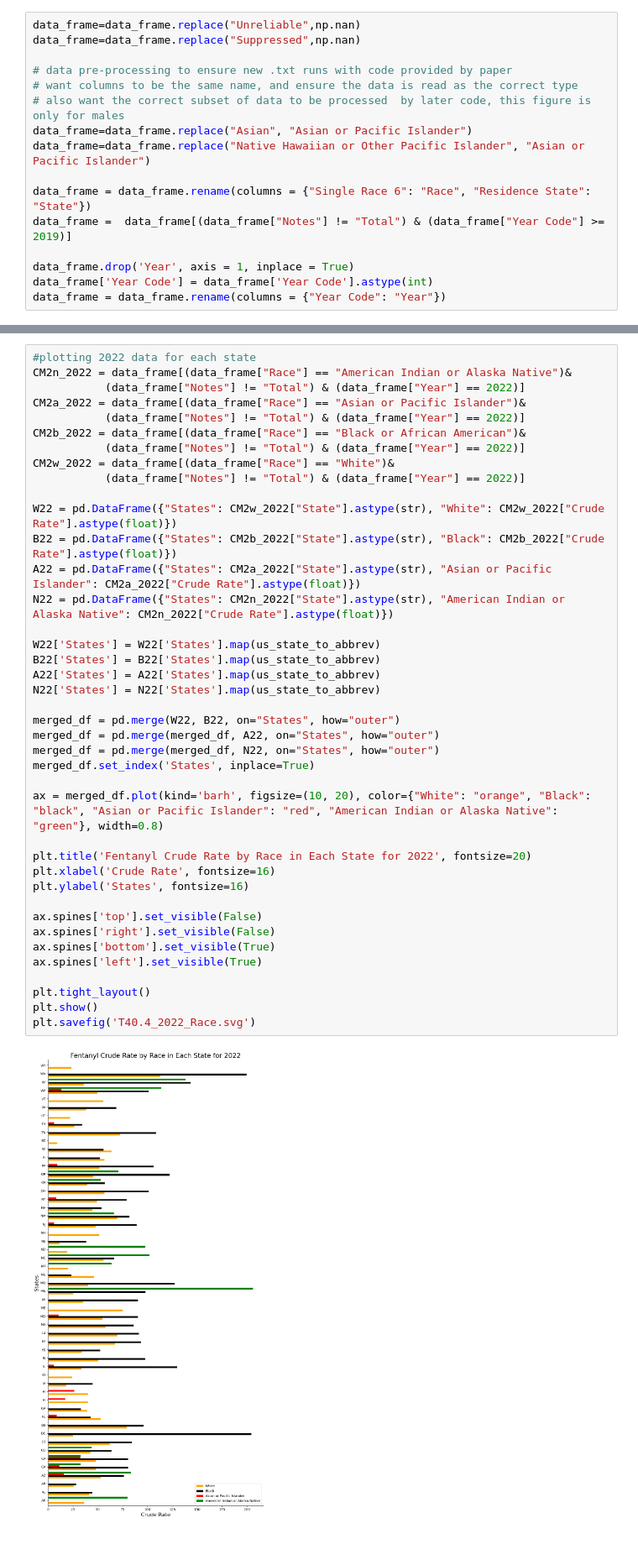
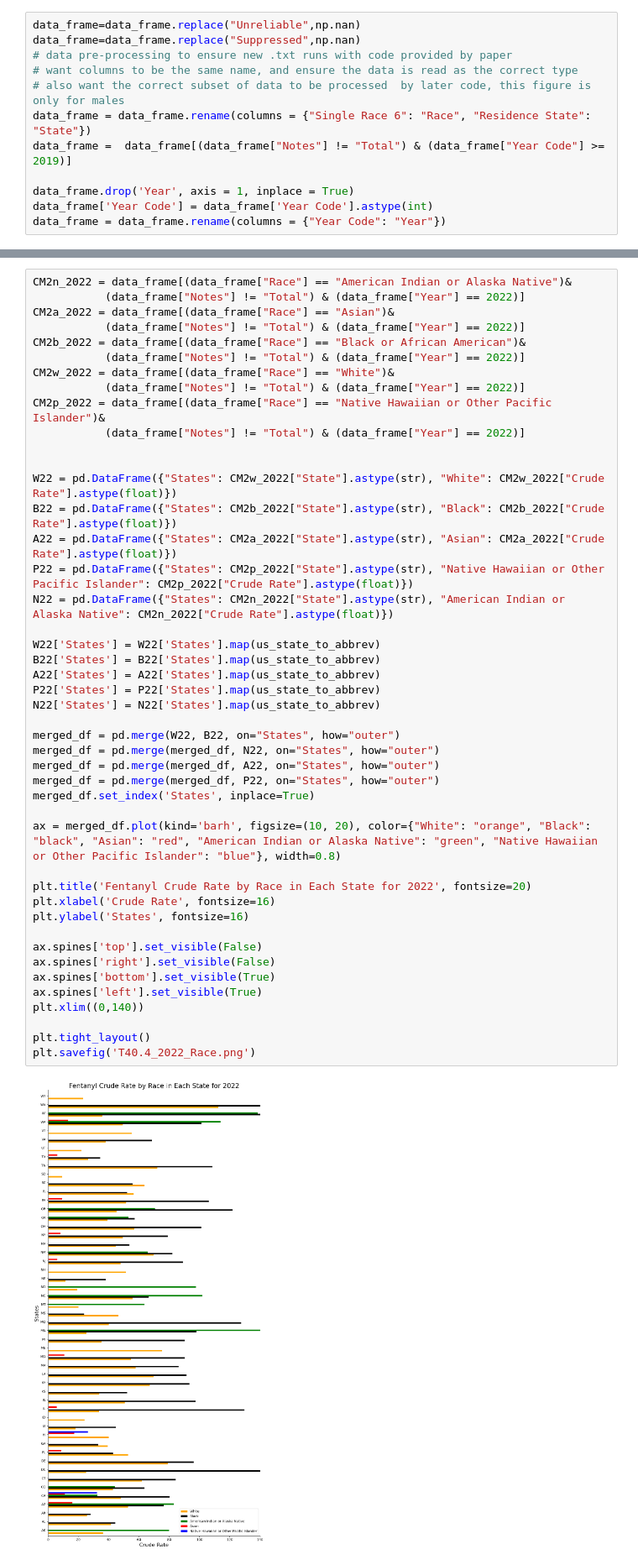
Before and after one commit to lilyzello/CaSB185_TRW, a Jupyter notebook: Figure2_40.4.ipynb, the cells around one changed output, grey strips where cells are left out. Shown at 84% size. Drawn from its saved outputs; the diff is of its cells as text.

```diff
--- a/Figure2_40.4.ipynb
+++ b/Figure2_40.4.ipynb
@@ -82,13 +85,9 @@ pd.set_option('display.max_rows', None)
 # %%
 data_frame=data_frame.replace("Unreliable",np.nan)
 data_frame=data_frame.replace("Suppressed",np.nan)
-
 # data pre-processing to ensure new .txt runs with code provided by paper
 # want columns to be the same name, and ensure the data is read as the correct type
 # also want the correct subset of data to be processed  by later code, this figure is only for males
-data_frame=data_frame.replace("Asian", "Asian or Pacific Islander")
-data_frame=data_frame.replace("Native Hawaiian or Other Pacific Islander", "Asian or Pacific Islander")
-
 data_frame = data_frame.rename(columns = {"Single Race 6": "Race", "Residence State": "State"})
 data_frame =  data_frame[(data_frame["Notes"] != "Total") & (data_frame["Year Code"] >= 2019)]
 
@@ -250,42 +244,47 @@ plt.savefig('T40.4_2021_Race.svg')
 # %%
-#plotting 2022 data for each state
 CM2n_2022 = data_frame[(data_frame["Race"] == "American Indian or Alaska Native")&
            (data_frame["Notes"] != "Total") & (data_frame["Year"] == 2022)]
-CM2a_2022 = data_frame[(data_frame["Race"] == "Asian or Pacific Islander")&
+CM2a_2022 = data_frame[(data_frame["Race"] == "Asian")&
            (data_frame["Notes"] != "Total") & (data_frame["Year"] == 2022)]
 CM2b_2022 = data_frame[(data_frame["Race"] == "Black or African American")&
            (data_frame["Notes"] != "Total") & (data_frame["Year"] == 2022)]
 CM2w_2022 = data_frame[(data_frame["Race"] == "White")&
            (data_frame["Notes"] != "Total") & (data_frame["Year"] == 2022)]
+CM2p_2022 = data_frame[(data_frame["Race"] == "Native Hawaiian or Other Pacific Islander")&
+           (data_frame["Notes"] != "Total") & (data_frame["Year"] == 2022)]
+
 
 W22 = pd.DataFrame({"States": CM2w_2022["State"].astype(str), "White": CM2w_2022["Crude Rate"].astype(float)})
 B22 = pd.DataFrame({"States": CM2b_2022["State"].astype(str), "Black": CM2b_2022["Crude Rate"].astype(float)})
-A22 = pd.DataFrame({"States": CM2a_2022["State"].astype(str), "Asian or Pacific Islander": CM2a_2022["Crude Rate"].astype(float)})
+A22 = pd.DataFrame({"States": CM2a_2022["State"].astype(str), "Asian": CM2a_2022["Crude Rate"].astype(float)})
+P22 = pd.DataFrame({"States": CM2p_2022["State"].astype(str), "Native Hawaiian or Other Pacific Islander": CM2p_2022["Crude Rate"].astype(float)})
 N22 = pd.DataFrame({"States": CM2n_2022["State"].astype(str), "American Indian or Alaska Native": CM2n_2022["Crude Rate"].astype(float)})
 
 W22['States'] = W22['States'].map(us_state_to_abbrev)
 B22['States'] = B22['States'].map(us_state_to_abbrev)
 A22['States'] = A22['States'].map(us_state_to_abbrev)
+P22['States'] = P22['States'].map(us_state_to_abbrev)
 N22['States'] = N22['States'].map(us_state_to_abbrev)
 
 merged_df = pd.merge(W22, B22, on="States", how="outer")
+merged_df = pd.merge(merged_df, N22, on="States", how="outer")
 merged_df = pd.merge(merged_df, A22, on="States", how="outer")
-merged_df = pd.merge(merged_df, N22, on="States", how="outer")
+merged_df = pd.merge(merged_df, P22, on="States", how="outer")
 merged_df.set_index('States', inplace=True)
 
-ax = merged_df.plot(kind='barh', figsize=(10, 20), color={"White": "orange", "Black": "black", "Asian or Pacific Islander": "red", "American Indian or Alaska Native": "green"}, width=0.8)
+ax = merged_df.plot(kind='barh', figsize=(10, 20), color={"White": "orange", "Black": "black", "Asian": "red", "American Indian or Alaska Native": "green", "Native Hawaiian or Other Pacific Islander": "blue"}, width=0.8)
 
 plt.title('Fentanyl Crude Rate by Race in Each State for 2022', fontsize=20)
 plt.xlabel('Crude Rate', fontsize=16)
 plt.ylabel('States', fontsize=16)
 
 ax.spines['top'].set_visible(False)
 ax.spines['right'].set_visible(False)
 ax.spines['bottom'].set_visible(True)
 ax.spines['left'].set_visible(True)
+plt.xlim((0,140))
 
 plt.tight_layout()
-plt.show()
-plt.savefig('T40.4_2022_Race.svg')
+plt.savefig('T40.4_2022_Race.png')
 # %% [output]
-[figure, old version]
+[figure, new version]
```
Also changed, not shown: parts of 12 cells of this notebook, 1 other file.
